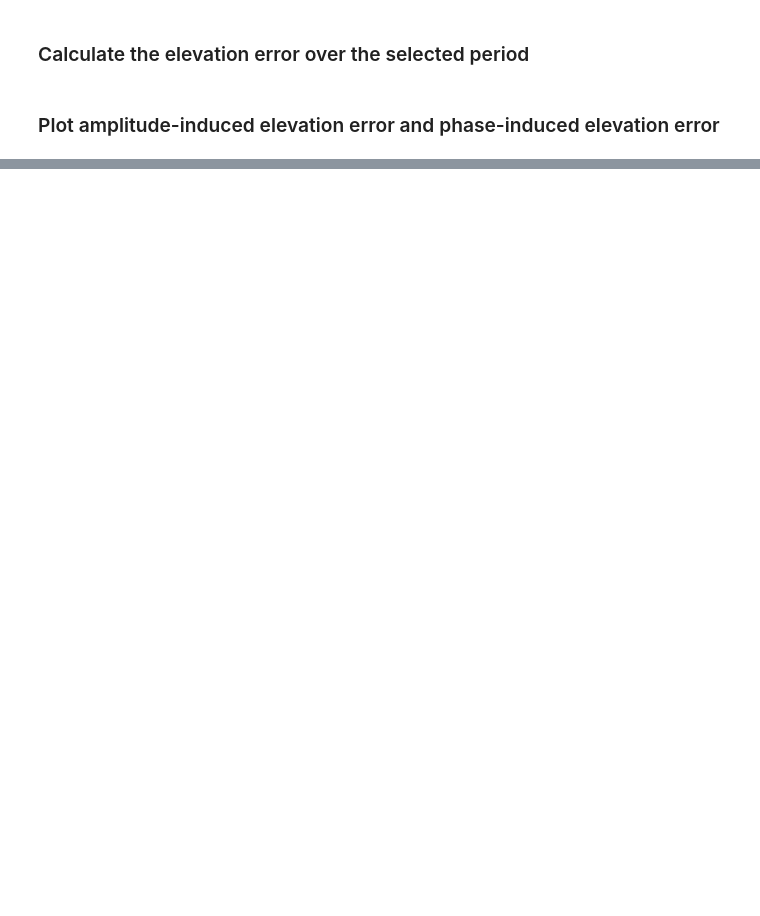
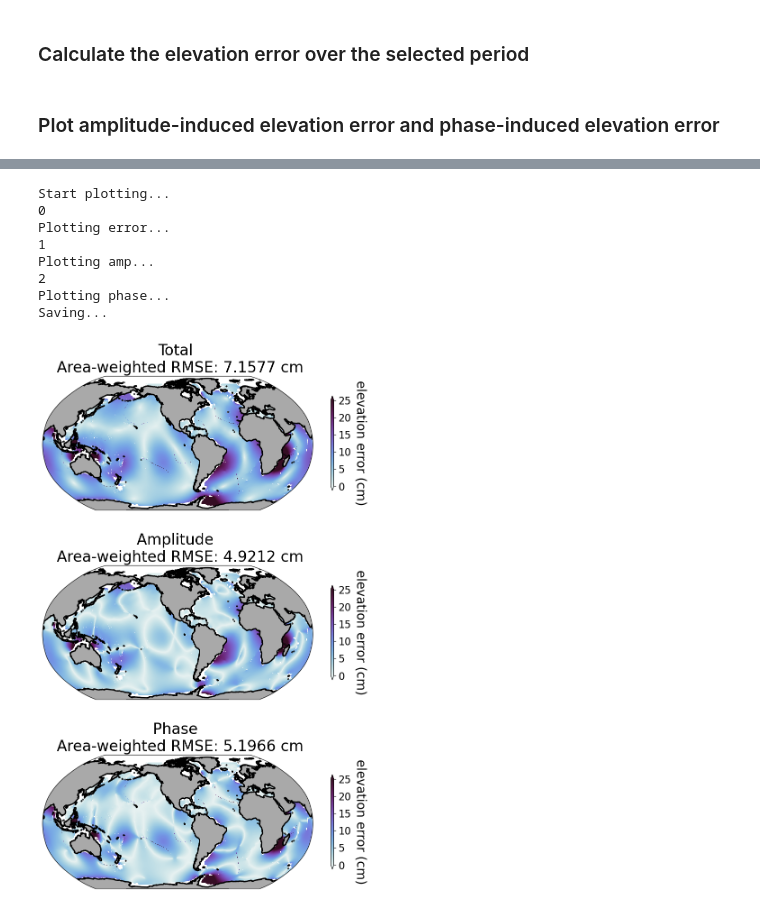
Before and after one commit to luweiyang/MOM6_global_tide_only, a Jupyter notebook: evaluate/compare_elevation_TPXO_MOM6_M2.ipynb, the cells around one changed output, grey strips where cells are left out. Cells and saved outputs as stored; diff of their text form; code cells hidden in the pictures; blank space fills up the shorter version.

```diff
--- a/evaluate/compare_elevation_TPXO_MOM6_M2.ipynb
+++ b/evaluate/compare_elevation_TPXO_MOM6_M2.ipynb
@@ -108,7 +119,7 @@ print(a**2 - b**2 - c**2)
 varlist = ['elev_err','ele_err_amp','ele_err_pha']
 cb_text = ['elevation error (cm)', 'elevation error (cm)', 'elevation error (cm)']
 # title   = ['Total \n Global mean: %.2f cm'%np.sqrt(np.nanmean(elev_err**2))*100,'Amplitude \n Global mean: %.2f cm'%np.sqrt(np.nanmean(ele_err_amp**2))*100, 'Phase \n Global mean: %.2f cm'%np.sqrt(np.nanmean(ele_err_pha**2))*100)]
-title   = ['Total \n Area-weighted RMSE: %.1f cm' % a,'Amplitude \n Area-weighted RMSE: %.4f cm' % b, 'Phase \n Area-weighted RMSE: %.4f cm' % c]
+title   = ['Total \n Area-weighted RMSE: %.4f cm' % a,'Amplitude \n Area-weighted RMSE: %.4f cm' % b, 'Phase \n Area-weighted RMSE: %.4f cm' % c]
 
 fig = plt.figure(figsize=(8, 14))
 axs = []
@@ -151,30 +162,40 @@ for I, (ax, var) in enumerate(zip(axs, varlist)):
         ax.set_title(title[I],fontsize=24)
 
     if I==1:
         print('Plotting amp...')
         p1 = ax.pcolormesh(geolon, geolat, globals()[var], transform=ccrs.PlateCarree(), cmap=cm.cm.dense, vmin=0, vmax=0.25) #norm=LogNorm(vmin=1e-2, vmax=1e-0)
         ax_cb = plt.axes([0.9, 0.45, 0.008, 0.15])
         cb1 = plt.colorbar(p1, cax=ax_cb, orientation='vertical', extend='both')
         cb1.ax.set_ylabel(cb_text[I],fontsize=20,rotation=270,labelpad=25);
         cb1.ax.tick_params(labelsize=16)
         cb1.locator   = matplotlib.ticker.FixedLocator(tick_locs)
         cb1.formatter = matplotlib.ticker.FixedFormatter(tick_labels)
         ax.set_position([0.1,0.4,0.75,0.25])
         ax.set_title(title[I],fontsize=24)
 
 
     if I==2:
         print('Plotting phase...')
         p1 = ax.pcolormesh(geolon, geolat, globals()[var], transform=ccrs.PlateCarree(), cmap=cm.cm.dense, vmin=0, vmax=0.25)
         ax_cb = plt.axes([0.9, 0.15, 0.008, 0.15])
         cb1 = plt.colorbar(p1, cax=ax_cb, orientation='vertical', extend='both')
         cb1.ax.set_ylabel(cb_text[I],fontsize=20,rotation=270,labelpad=25);
         cb1.ax.tick_params(labelsize=16)
         cb1.locator   = matplotlib.ticker.FixedLocator(tick_locs)
         cb1.formatter = matplotlib.ticker.FixedFormatter(tick_labels)
         ax.set_position([0.1,0.1,0.75,0.25])
         ax.set_title(title[I],fontsize=24)
 
 print('Saving...')
 plt.savefig('/g/data/nm03/lxy581/evaluate/amp_phase/MOM6_JSL_x6_M2_decompose_amp_pha.png', dpi=300, bbox_inches='tight')
 # plt.savefig('/g/data/nm03/lxy581/evaluate/amp_phase/MOM6_JSL_M2_masked_x8_006_decompose_amp_pha.png', dpi=300, bbox_inches='tight')
+# %% [output]
+Start plotting...
+0
+Plotting error...
+1
+Plotting amp...
+2
+Plotting phase...
+Saving...
+[figure, added]
```
Also changed, not shown: parts of 4 cells of this notebook.
